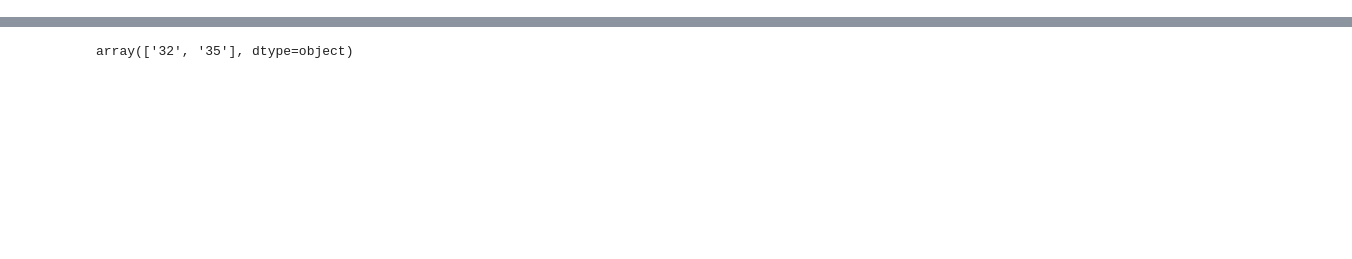
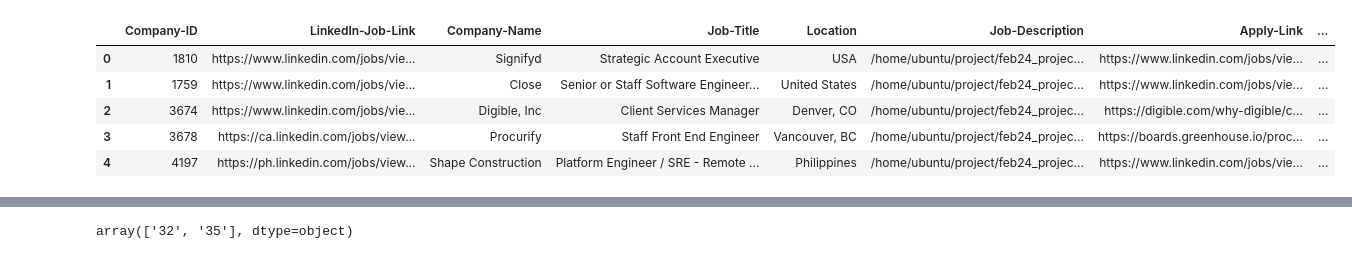
Before and after one commit to mygitbob/feb24_project_job-market, a Jupyter notebook: src/explore OKjob API.ipynb, the cells around one changed output, grey strips where cells are left out. Saved outputs shown, nothing was run; the diff lists cells and outputs as text; code cells hidden in the pictures; blank space fills up the shorter version.

Commit message:
uploading notebooks for 5 sources

```diff
--- a/src/explore OKjob API.ipynb
+++ b/src/explore OKjob API.ipynb
@@ -20,6 +20,24 @@ df_okjob_filtered.head()
 | 2 | 1759 | https://www.linkedin.com/jobs/vie... | Close | Senior Content Marketer | United States | <h2>About Us</h2>\n\n<p>Close is ... | https://www.linkedin.com/jobs/vie... | ... |
 | 3 | 1759 | https://www.linkedin.com/jobs/vie... | Close | Senior or Staff Software Engineer... | United States | <h2>We are looking for US-based S... | https://www.linkedin.com/jobs/vie... | ... |
 | 4 | 1807 | https://de.linkedin.com/jobs/view... | Awin Global | Accountant General Ledger / Bilan... | Berlin, Germany | <h2>Purpose of Position</h2>\n<p>... | https://www.linkedin.com/jobs/vie... | ... |
+# %%
+# Alternative file loading as per the folder structure in branch "main"
+
+file_path_processed = "C:\\Users\\btsonkov\\Git Repo\\feb24_project_job-market\\data\\processed\\okjob.io\\okjob_proc.merged.2024-03-18 12_20_00.json"
+
+with open(file_path_processed, "r", encoding="utf-8") as file:
+    loaded_json_prced = json.load(file)
+
+df_okjob_test = pd.DataFrame(loaded_json_prced) # Update the dataframe name to df_okjob_filtered if this is the new source
+
+df_okjob_test.head() # optional row - df name change
+# %% [output]
+|  | Company-ID | LinkedIn-Job-Link | Company-Name | Job-Title | Location | Job-Description | Apply-Link | ... |
+| 0 | 1810 | https://www.linkedin.com/jobs/vie... | Signifyd | Strategic Account Executive | USA | /home/ubuntu/project/feb24_projec... | https://www.linkedin.com/jobs/vie... | ... |
+| 1 | 1759 | https://www.linkedin.com/jobs/vie... | Close | Senior or Staff Software Engineer... | United States | /home/ubuntu/project/feb24_projec... | https://www.linkedin.com/jobs/vie... | ... |
+| 2 | 3674 | https://www.linkedin.com/jobs/vie... | Digible, Inc | Client Services Manager | Denver, CO | /home/ubuntu/project/feb24_projec... | https://digible.com/why-digible/c... | ... |
+| 3 | 3678 | https://ca.linkedin.com/jobs/view... | Procurify | Staff Front End Engineer | Vancouver, BC | /home/ubuntu/project/feb24_projec... | https://boards.greenhouse.io/proc... | ... |
+| 4 | 4197 | https://ph.linkedin.com/jobs/view... | Shape Construction | Platform Engineer / SRE - Remote ... | Philippines | /home/ubuntu/project/feb24_projec... | https://www.linkedin.com/jobs/vie... | ... |
 # %%
 df_okjob_filtered = df_okjob_filtered.drop('Job-Description', axis=1)
 df_okjob_filtered.head()
```
Also changed, not shown: parts of 10 cells of this notebook, 4 other files.
